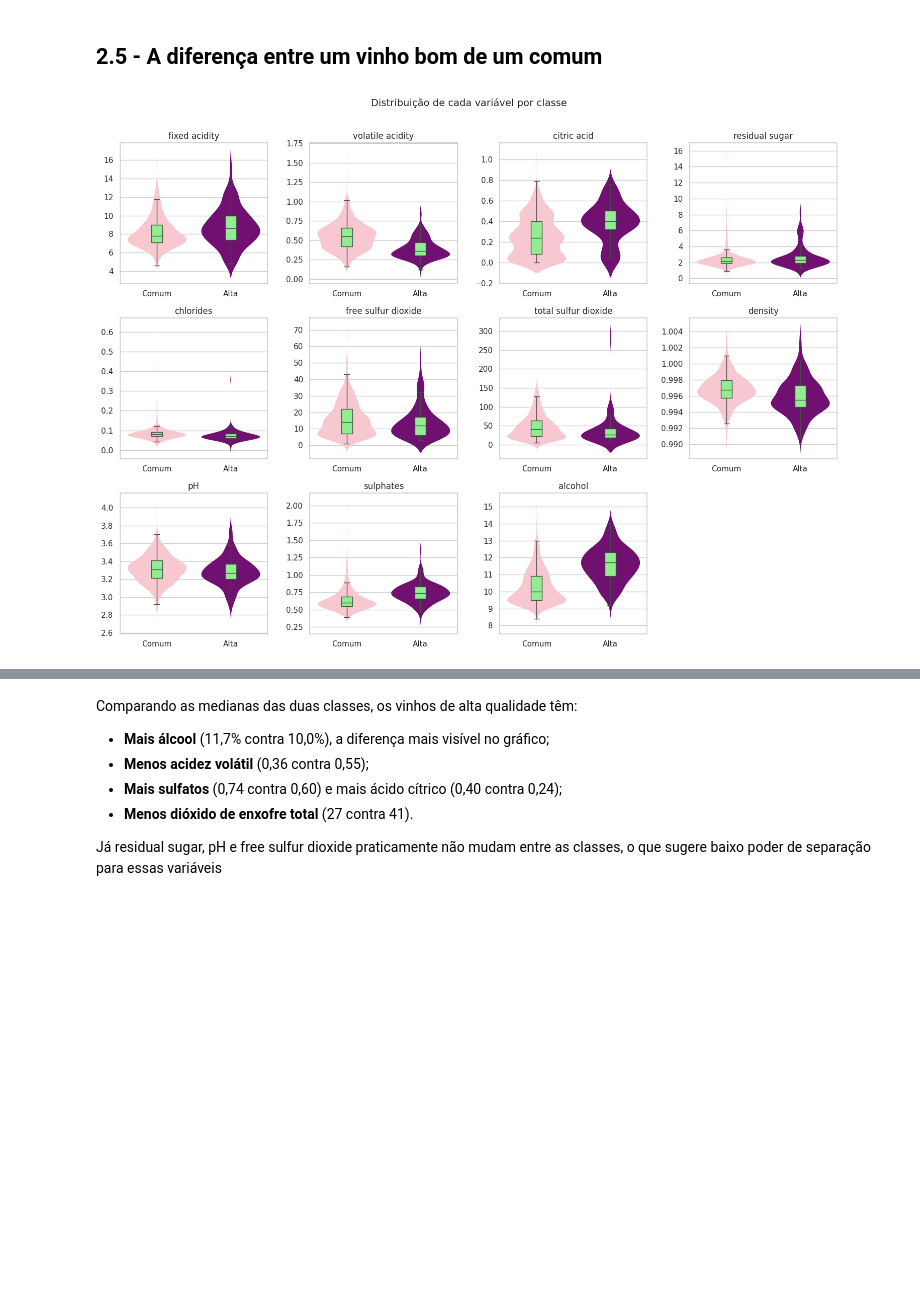
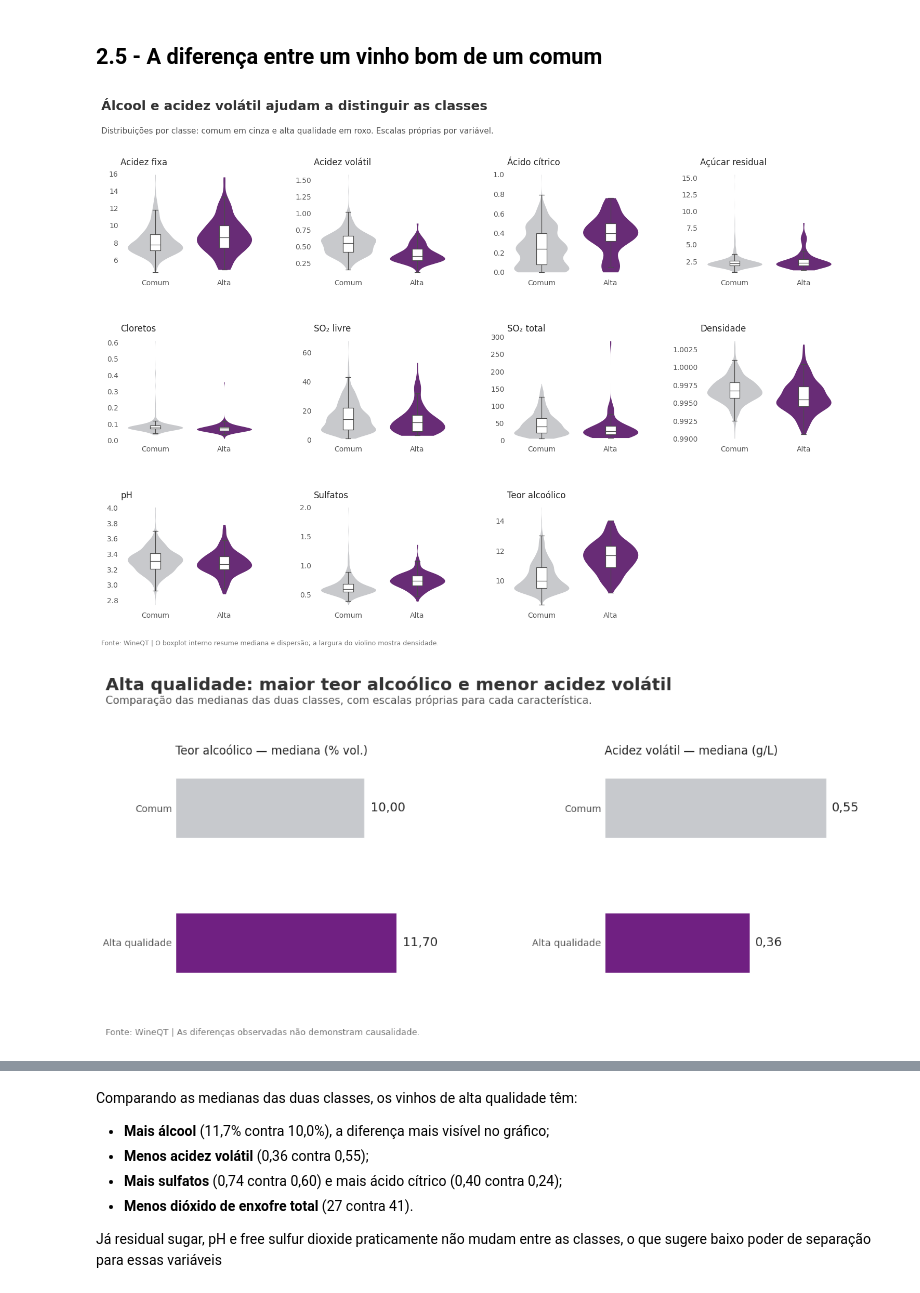
Before and after one commit to rons-12/fiap-tech-challenge-fase-2-wine-quality, a Jupyter notebook: notebooks/Tech_Challenge_Fase02.ipynb, the cells around one changed output, grey strips where cells are left out. Cells and saved outputs as stored; diff of their text form; code cells hidden in the pictures; blank space fills up the shorter version.

```diff
--- a/notebooks/Tech_Challenge_Fase02.ipynb
+++ b/notebooks/Tech_Challenge_Fase02.ipynb
@@ -291,30 +370,48 @@ corr["quality"].drop("quality").sort_values().round(2).to_frame("correlação co
 # %% [markdown]
 ## 2.5 - A diferença entre um vinho bom de um comum
 # %%
-## grafico do violino + boxplot por classe - base do Rafael com ajuste na figura e paleta para seguirmos um padrão
-
+# Ajuste visual: cinza para a classe comum e roxo para alta qualidade.
+# Distribuições completas mantidas; um resumo de medianas facilita a apresentação.
 fig, axes = plt.subplots(nrows=3, ncols=4, figsize=(15, 11))
 axes = axes.flatten()
-paleta = {0: "pink", 1: "purple"}
+paleta = {0: SWD_CINZA, 1: SWD_ROXO}
+for i, col in enumerate(x.columns):
+    sns.violinplot(data=df, x="alta_qualidade", y=col, hue="alta_qualidade",
+                   palette=paleta, ax=axes[i], inner=None, legend=False,
+                   linewidth=0, density_norm="width", cut=0)
+    sns.boxplot(data=df, x="alta_qualidade", y=col, ax=axes[i], width=0.15,
+                showfliers=False, boxprops={"facecolor":"white"}, linewidth=0.9)
+    swd_limpar(axes[i])
+    axes[i].set_title(SWD_NOMES.get(col,col), loc="left", fontsize=12)
+    axes[i].set_xlabel(""); axes[i].set_ylabel("")
+    axes[i].set_xticks([0,1], ["Comum", "Alta"])
+fig.delaxes(axes[-1])
+swd_titulo(fig, "Álcool e acidez volátil ajudam a distinguir as classes",
+           "Distribuições por classe: comum em cinza e alta qualidade em roxo. Escalas próprias por variável.",
+           "Fonte: WineQT | O boxplot interno resume mediana e dispersão; a largura do violino mostra densidade.")
+fig.subplots_adjust(top=0.85, bottom=0.08, left=0.06, right=0.98, hspace=0.55, wspace=0.40)
+swd_salvar(fig, "variaveis_por_classes.png")
 
-for i, col in enumerate(x.columns):
-    sns.violinplot(data=df, x='alta_qualidade', y=col, hue="alta_qualidade", palette=paleta,
-                   ax=axes[i], inner=None, legend=False, linewidth=0, density_norm="width")
-    sns.boxplot(data=df, x="alta_qualidade", y=col, ax=axes[i], width=0.15,
-                showfliers=False, boxprops={"facecolor": "lightgreen"})
-    axes[i].set_title(col); axes[i].set_xlabel(""); axes[i].set_ylabel("")
-    axes[i].set_xticks([0, 1], ["Comum", "Alta"])
-
-fig.delaxes(axes[-1])
-plt.suptitle("Distribuição de cada variável por classe", y=1.01, fontsize=14)
-plt.tight_layout()
-plt.savefig("variaveis_por_classes.png", dpi=150, bbox_inches="tight")
-plt.show()
+fig, axes = plt.subplots(1,2, figsize=(12,5.5))
+for ax, col, titulo in zip(axes, ["alcohol", "volatile acidity"],
+                           ["Teor alcoólico — mediana (% vol.)", "Acidez volátil — mediana (g/L)"]):
+    valores = df.groupby("alta_qualidade")[col].median().reindex([0,1])
+    barras=ax.barh([0,1], valores.values, color=[SWD_CINZA,SWD_ROXO], height=0.45)
+    ax.set_yticks([0,1],["Comum", "Alta qualidade"]); ax.invert_yaxis()
+    ax.set_xlim(0,valores.max()*1.25); ax.set_xticks([])
+    ax.bar_label(barras, labels=[f"{v:.2f}".replace(".",",") for v in valores], padding=6, fontsize=13)
+    swd_limpar(ax); ax.set_title(titulo, loc="left", fontsize=12, pad=14)
+swd_titulo(fig, "Alta qualidade: maior teor alcoólico e menor acidez volátil",
+           "Comparação das medianas das duas classes, com escalas próprias para cada característica.",
+           "Fonte: WineQT | As diferenças observadas não demonstram causalidade.")
+fig.subplots_adjust(top=0.73,bottom=0.16,left=0.12,right=0.98,wspace=0.55)
+swd_salvar(fig,"medianas_por_classe.png")
 
 df.groupby("alta_qualidade")[list(x.columns)].median().T.rename(
     columns={0: "mediana comum", 1: "mediana alta"}).round(3)
 # %% [output]
-[figure, old version]
+[figure, new version]
+[figure, added]
 | alta_qualidade | mediana comum | mediana alta |
 | fixed acidity | 7.800 | 8.600 |
 | volatile acidity | 0.550 | 0.360 |
```
Also changed, not shown: parts of 26 cells of this notebook, 11 other files.
